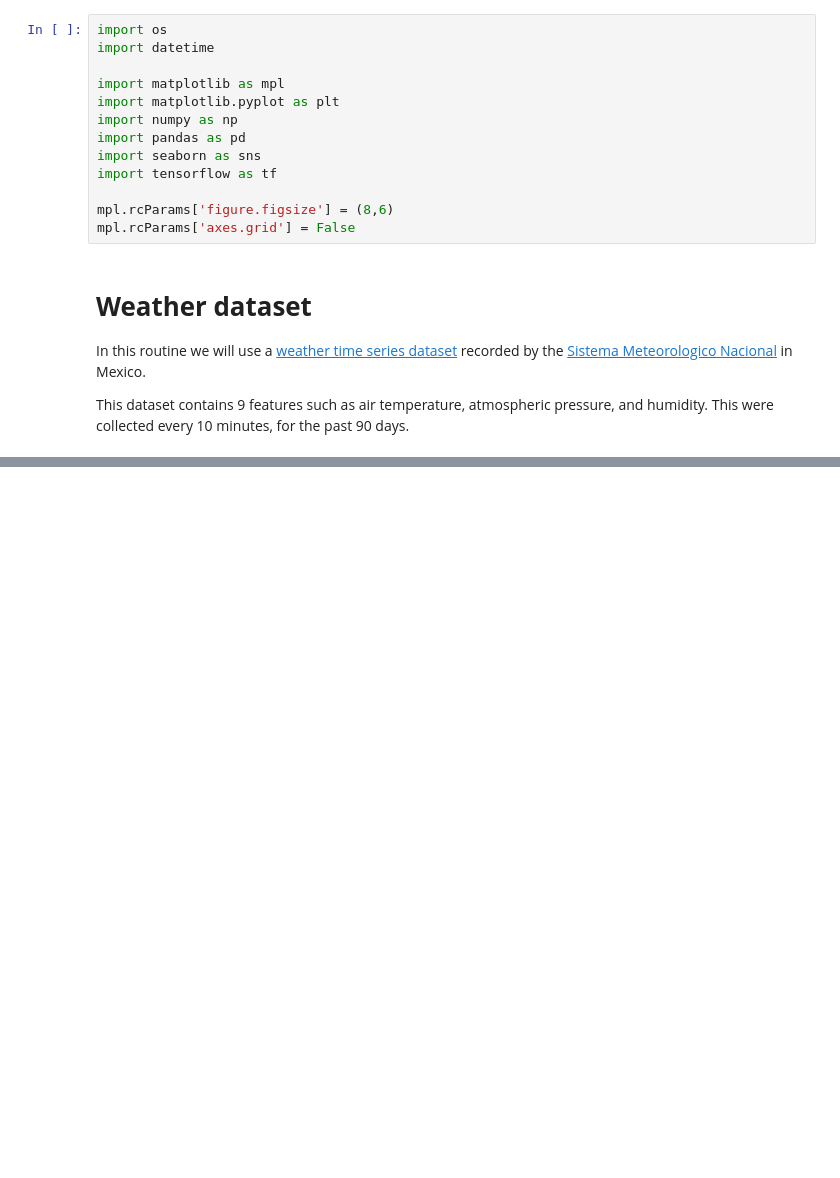
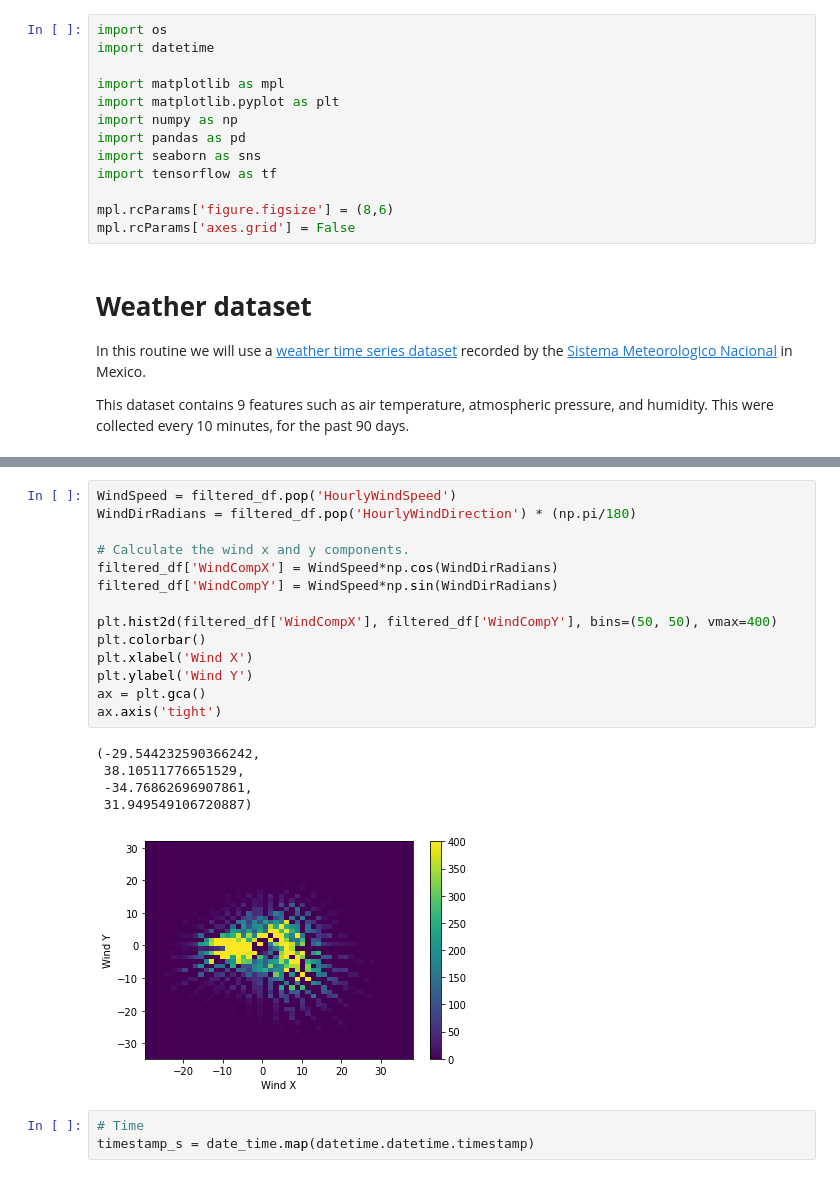
Before and after one commit to hector-sm/Weather-Forecast, a Jupyter notebook: TimeSeriesForecast.ipynb, the cells around one changed output, grey strips where cells are left out. Saved outputs shown, nothing was run; the diff lists cells and outputs as text; blank space fills up the shorter version.

```diff
--- a/TimeSeriesForecast.ipynb
+++ b/TimeSeriesForecast.ipynb
@@ -25,0 +139,23 @@ path_to_zip = tf.keras.utils.get_file(f'{os.getcwd()}/Data/')
+# %%
+WindSpeed = filtered_df.pop('HourlyWindSpeed')
+WindDirRadians = filtered_df.pop('HourlyWindDirection') * (np.pi/180)
+
+# Calculate the wind x and y components.
+filtered_df['WindCompX'] = WindSpeed*np.cos(WindDirRadians)
+filtered_df['WindCompY'] = WindSpeed*np.sin(WindDirRadians)
+
+plt.hist2d(filtered_df['WindCompX'], filtered_df['WindCompY'], bins=(50, 50), vmax=400)
+plt.colorbar()
+plt.xlabel('Wind X')
+plt.ylabel('Wind Y')
+ax = plt.gca()
+ax.axis('tight')
+# %% [output]
+(-29.544232590366242,
+ 38.10511776651529,
+ -34.76862696907861,
+ 31.949549106720887)
+[figure, added]
+# %%
+# Time
+timestamp_s = date_time.map(datetime.datetime.timestamp)
```
Also changed, not shown: parts of 11 cells of this notebook.
